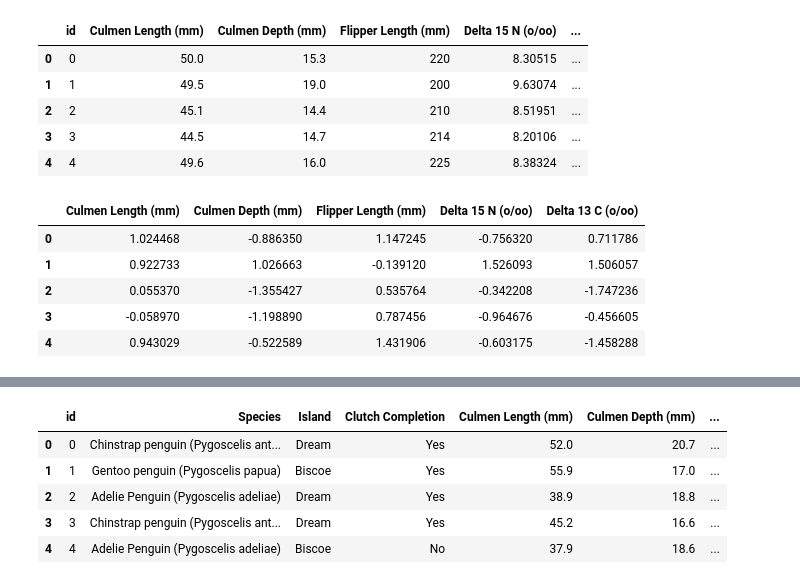
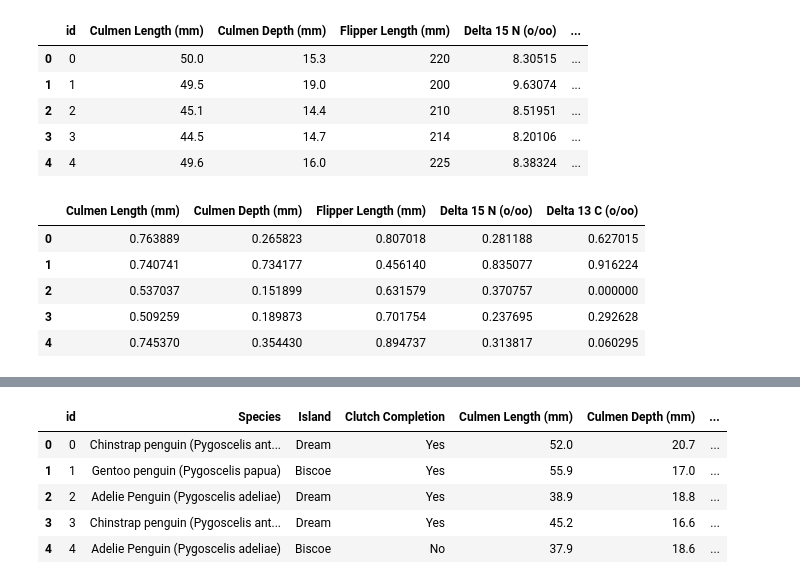
Before and after one commit to RyanKor/dacon-penguin-weights, a Jupyter notebook: dacon_penguin.ipynb, the cells around one changed output, grey strips where cells are left out. Cells and saved outputs as stored; diff of their text form; code cells hidden in the pictures.

```diff
--- a/dacon_penguin.ipynb
+++ b/dacon_penguin.ipynb
@@ -145,37 +145,37 @@ data.head()
 # %%
 from sklearn.preprocessing import StandardScaler, MinMaxScaler,RobustScaler, Normalizer, QuantileTransformer, PowerTransformer
 
 continuous_names = ['Culmen Length (mm)', 'Culmen Depth (mm)', 'Flipper Length (mm)', 'Delta 15 N (o/oo)', 'Delta 13 C (o/oo)']
 
 # MinMaxScaler -> 2번째로 성능이 좋음
-# scaler = MinMaxScaler()
+scaler = MinMaxScaler()
 
 # scaler = StandardScaler()
 
 # scaler = RobustScaler()
 
 # Normalizer -> 단순 정규화만으로는 높은 성능 향상을 기대하기 어려움
 # scaler = Normalizer()
 
 # scaler = QuantileTransformer()
 
 # scaler = QuantileTransformer(output_distribution = 'normal')
 
 
 # PowerTransformer -> 가장 성능이 좋음
-scaler = PowerTransformer()
+# scaler = PowerTransformer()
 
 def scale(df, columns):
     train_scaler = scaler.fit_transform(df[columns])
     df[columns] = pd.DataFrame(data=train_scaler, columns=columns)
 
     return df
 data = scale(data, continuous_names)
 data[continuous_names].head()
 # %% [output]
 |  | Culmen Length (mm) | Culmen Depth (mm) | Flipper Length (mm) | Delta 15 N (o/oo) | Delta 13 C (o/oo) |
-| 0 | 1.024468 | -0.886350 | 1.147245 | -0.756320 | 0.711786 |
-| 1 | 0.922733 | 1.026663 | -0.139120 | 1.526093 | 1.506057 |
-| 2 | 0.055370 | -1.355427 | 0.535764 | -0.342208 | -1.747236 |
-| 3 | -0.058970 | -1.198890 | 0.787456 | -0.964676 | -0.456605 |
-| 4 | 0.943029 | -0.522589 | 1.431906 | -0.603175 | -1.458288 |
+| 0 | 0.763889 | 0.265823 | 0.807018 | 0.281188 | 0.627015 |
+| 1 | 0.740741 | 0.734177 | 0.456140 | 0.835077 | 0.916224 |
+| 2 | 0.537037 | 0.151899 | 0.631579 | 0.370757 | 0.000000 |
+| 3 | 0.509259 | 0.189873 | 0.701754 | 0.237695 | 0.292628 |
+| 4 | 0.745370 | 0.354430 | 0.894737 | 0.313817 | 0.060295 |
```
Also changed, not shown: parts of 11 cells of this notebook.
